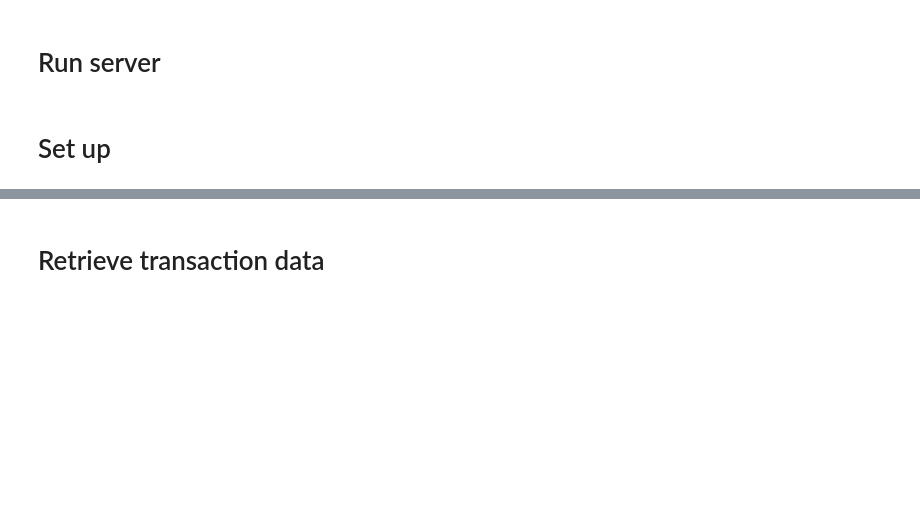
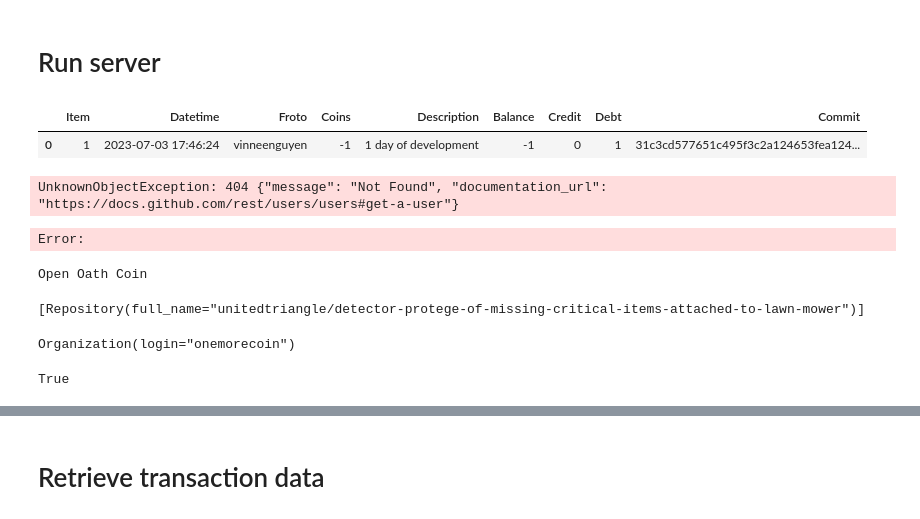
Before and after one commit to openoathcoin/server, a Jupyter notebook: main.ipynb, the cells around one changed output, grey strips where cells are left out. Cells and saved outputs as stored; diff of their text form; code cells hidden in the pictures; blank space fills up the shorter version.

```diff
--- a/main.ipynb
+++ b/main.ipynb
@@ -56,2 +2,0 @@ else:
-# %% [markdown]
-# Set up
@@ -57,0 +7,30 @@ else:
+# %%
+from io import BytesIO
+import pandas as pd
+pd.read_csv(BytesIO(contents.decoded_content), parse_dates=["Datetime"], comment="#")
+# %% [output]
+|  | Item | Datetime | Froto | Coins | Description | Balance | Credit | Debt | Commit |
+| 0 | 1 | 2023-07-03 17:46:24 | vinneenguyen | -1 | 1 day of development | -1 | 0 | 1 | 31c3cd577651c495f3c2a124653fea124... |
+# %%
+u = gh.get_user("openthcoin")
+u
+# %% [output]
+UnknownObjectException: 404 {"message": "Not Found", "documentation_url": "https://docs.github.com/rest/users/users#get-a-user"}
+Error:
+# %%
+print(u.name)
+# %% [output]
+Open Oath Coin
+# %%
+list(u.get_repos())
+# %% [output]
+[Repository(full_name="unitedtriangle/detector-protege-of-missing-critical-items-attached-to-lawn-mower")]
+# %%
+o = g.get_organization("onemorecoin")
+o
+# %% [output]
+Organization(login="onemorecoin")
+# %%
+o.has_in_members(gh.get_user("vinneenguyen"))
+# %% [output]
+True
```
Also changed, not shown: parts of 86 cells of this notebook, 3 other files.
